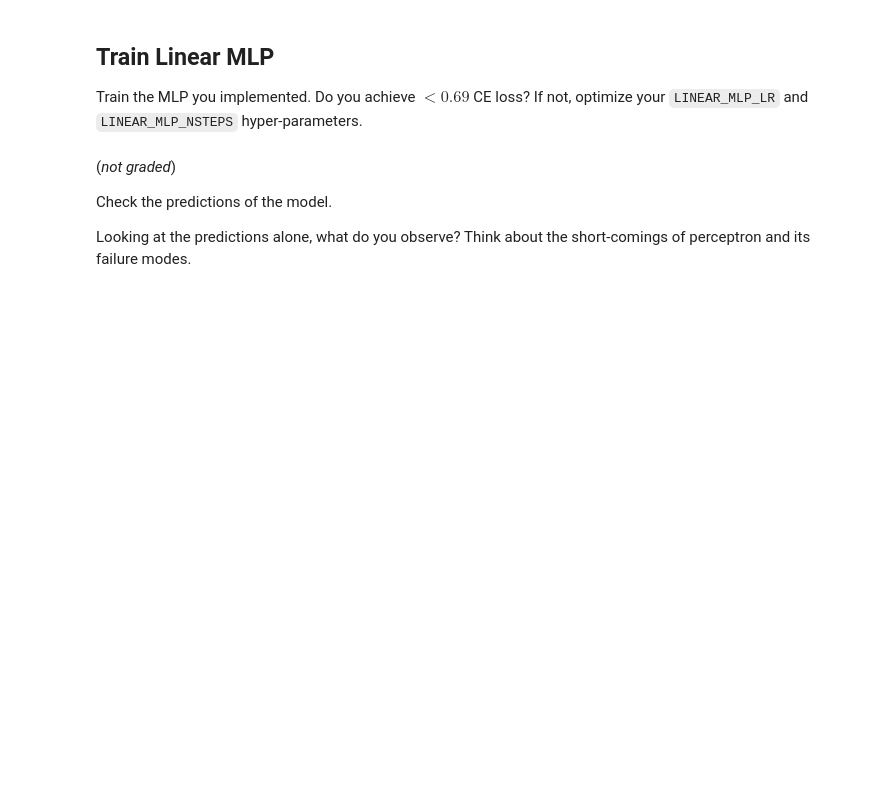
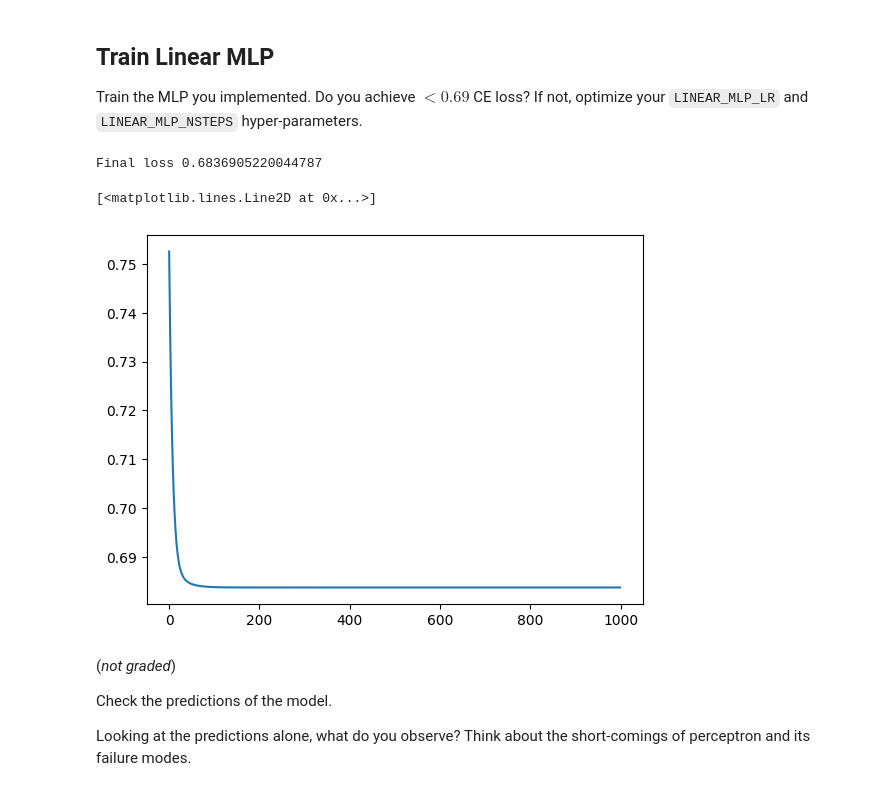
Before and after one commit to KyleDong03/CSC-2516, a Jupyter notebook: Fall26_HW2_MLP.ipynb, the cells around one changed output. Drawn from its saved outputs; the diff is of its cells as text; code cells hidden in the pictures; blank space fills up the shorter version.

```diff
--- a/Fall26_HW2_MLP.ipynb
+++ b/Fall26_HW2_MLP.ipynb
@@ -171,7 +176,7 @@ class Layer:
         ## TODO: Compute the forward pass of the MLP
         ## Your Code
         # Compute ( W X + b)
-
+        res = self.weights @ X + self.biases
         ###########################################
         return res
 
@@ -183,7 +188,8 @@ class LinearMLP:
         ## layer_widths contain [input_dim, hidden_1, ..., output_dim]
         ## TODO: Create the layers of MLP
         ## Your Code
-
+        for i in range(len(layer_widths) - 1):
+            self.layers.append(Layer(layer_widths[i], layer_widths[i + 1]))
 
         ###########################################
         assert len(self.layers) == len(layer_widths) - 1, "The total number of layers should be len(layer_widths)-1"
@@ -193,7 +199,8 @@ class LinearMLP:
         ##########################################
         ## TODO: Implement forward pass of the MLP
         ## Your Code
-
+        for layer in self.layers:
+            a = layer(a)
 
         ##########################################
         return a
@@ -224,6 +231,9 @@ def compute_forward_passes(network: LinearMLP, inputs: np.typing.ArrayLike) -> L
     ## TODO: Forward pass - compute each layer's output and store it for later use
     ## Hint: This is very similar to your LinearMLP implementation
     ## Your Code
+    for layer in network.layers:
+        inputs = layer(inputs)
+        layer_outputs.append(inputs)
 
 
     ##########################################
@@ -239,7 +249,8 @@ def compute_partial_derivatives(network: LinearMLP, cost_partials: List[np.typin
     ## Hint: Cost partials: d L / d z_l
     ## Hint: Make sure to iterate network layers in the reversed order, i.e. starting from the last layer
     ## Your Code
-
+    for layer in reversed(network.layers):
+        cost_partials.append(layer.weights.T @ cost_partials[-1])
 
     ##########################################
     cost_partials.reverse()
@@ -256,10 +267,14 @@ def compute_parameter_updates(
     ##########################################
     ## TODO: Compute weight gradient
     ## Your Code
+    for i in range(len(layer_outputs)-1):
+        weight_gradients.append(cost_partials[i+1] @ layer_outputs[i].T)
 
     ##########################################
     ## TODO: Compute bias gradient
     ## Your Code
+    for i in range(len(layer_outputs)-1):
+        bias_gradients.append(np.sum(cost_partials[i+1], axis=1, keepdims=True))
 
     ##########################################
     assert len(weight_gradients) == len(layer_outputs) - 1, (
@@ -281,7 +296,9 @@ def update_parameters(
     ## TODO: Perform gradient descent by applying updates to the parameters
     ## Hint: w <- w - lr * grad
     ## Your Code
-
+    for i, layer in enumerate(network.layers):
+        layer.weights -= learning_rate * weight_gradients[i]
+        layer.biases -= learning_rate * bias_gradients[i]
 
     ##########################################
 # %% [markdown]
@@ -303,35 +320,39 @@ def step_network(network, inputs, targets, learning_rate) -> float:
     cost_partials = [1.0 / n * (probs - targets)]
     compute_partial_derivatives(network, cost_partials)
     # compute updates
     weight_gradients, bias_gradients = compute_parameter_updates(cost_partials, layer_outputs)
     # perform updates
     update_parameters(network, weight_gradients, bias_gradients, learning_rate)
     return loss
 
 
 def train_linear_mlp(mlp, learning_rate: float, n_iterations: int, inputs:np.typing.ArrayLike, targets:np.typing.ArrayLike) -> List[float]:
     losses = []
     for _ in range(n_iterations):
         loss = step_network(mlp, inputs, targets, learning_rate)
         losses.append(loss)
     return losses
 
 
 inputs = flower_X.T
 targets = flower_y
 from sklearn.preprocessing import OneHotEncoder
 
 targets = OneHotEncoder().fit_transform(targets).toarray().T
 np.random.seed(SEED)
 linear_mlp = LinearMLP([2, 8, NUM_CLASSES])
 ##########################################
 ## TODO: find correct hyper-parameters
-LINEAR_MLP_LR = 5
-LINEAR_MLP_NSTEPS = 100
+LINEAR_MLP_LR = 0.01  # want a small LR for smaller steps, so that we gradually move toward lower loss
+LINEAR_MLP_NSTEPS = 1000
 ##########################################
 losses = train_linear_mlp(linear_mlp, LINEAR_MLP_LR, LINEAR_MLP_NSTEPS, inputs, targets)
 print(f"Final loss {losses[-1]}")
 plt.plot(losses)
+# %% [output]
+Final loss 0.6836905220044787
+[<matplotlib.lines.Line2D at 0x...>]
+[figure, added]
 # %% [markdown]
 (*not graded*)
 
```
Also changed, not shown: parts of 9 cells of this notebook, 1 other file.
